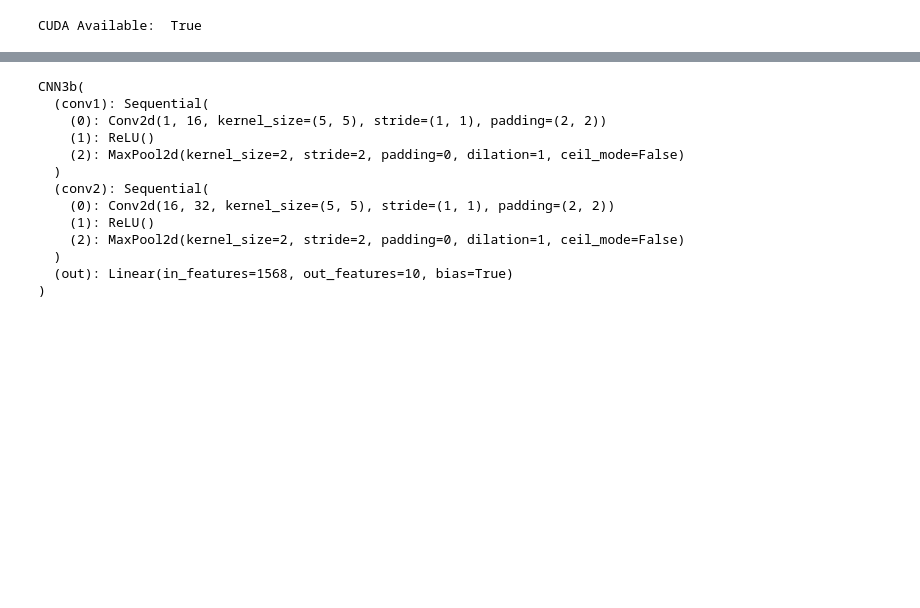
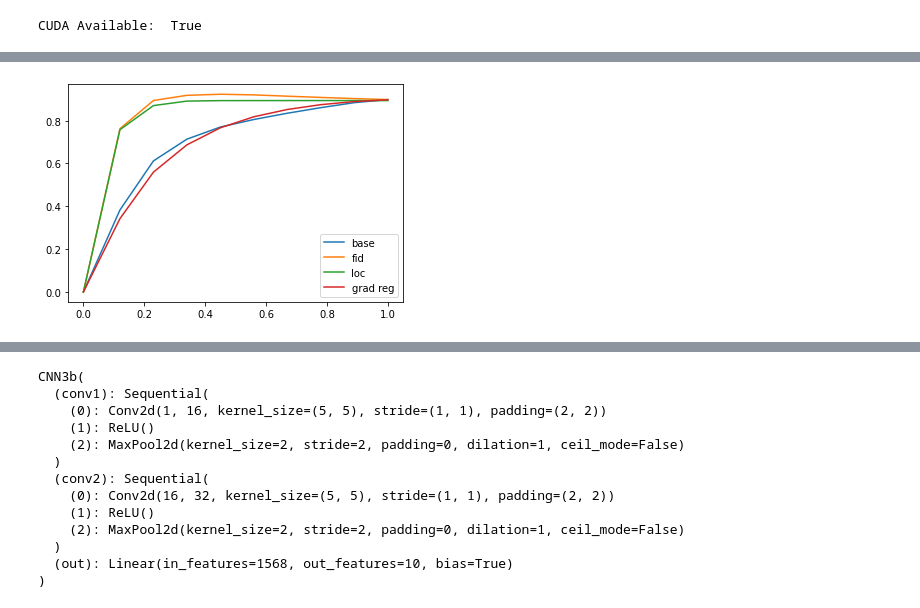
Before and after one commit to mikronco/xai-learning-constraints, a Jupyter notebook: xailoss_analysis.ipynb, the cells around one changed output, grey strips where cells are left out. Cells and saved outputs as stored; diff of their text form; code cells hidden in the pictures; blank space fills up the shorter version.

```diff
--- a/xailoss_analysis.ipynb
+++ b/xailoss_analysis.ipynb
@@ -51,0 +69,3 @@ CNN3b(
+# %%
+lmodel = torch.load(r"C:\Users\unknown\Desktop\xai_projects\xai-learning-constraints\results\simple_cnn_loc_9717.pt")
+lmodel.eval()
@@ -51,0 +86,2 @@ CNN3b(
+# %%
+perc = list(sorted(np.linspace(0, 100, num=10).astype(int), reverse=True))
@@ -51,0 +96,12 @@ CNN3b(
+# %%
+ldrop = MoRF(lmodel, loaders, perc)
+# %%
+plt.plot(1-np.array(perc)/100, 1-bdrop, label="base")
+plt.plot(1-np.array(perc)/100, 1-fdrop, label="fid")
+plt.plot(1-np.array(perc)/100, 1-ldrop, label="loc")
+plt.plot(1-np.array(perc)/100, 1-rdrop, label="grad reg")
+plt.savefig(r"C:\Users\unknown\Desktop\xai_projects\xai-learning-constraints\results\MoRF_curve_simplecnn.png")
+plt.legend()
+plt.show()
+# %% [output]
+[figure, added]
```
Also changed, not shown: parts of 16 cells of this notebook, 2 other files.
